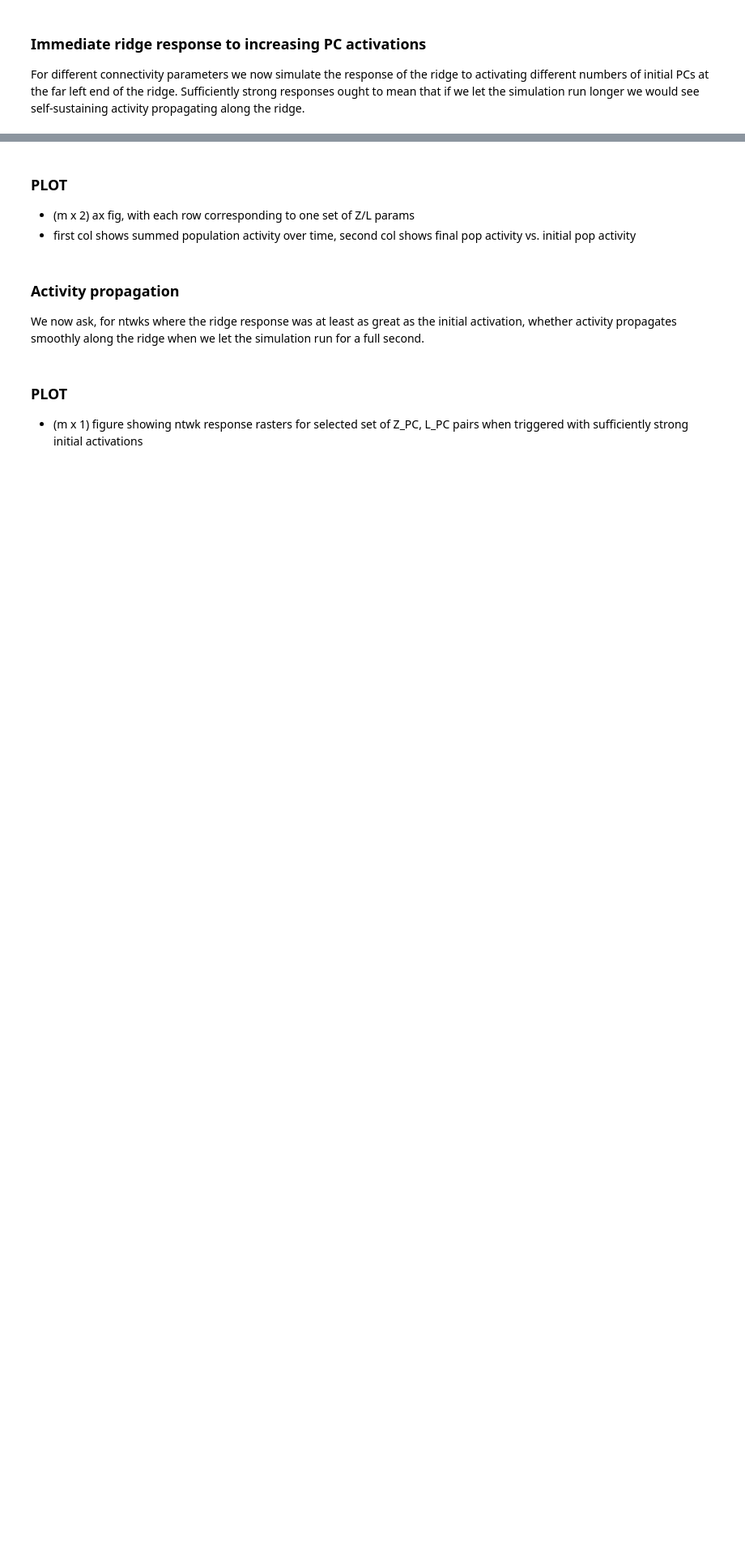
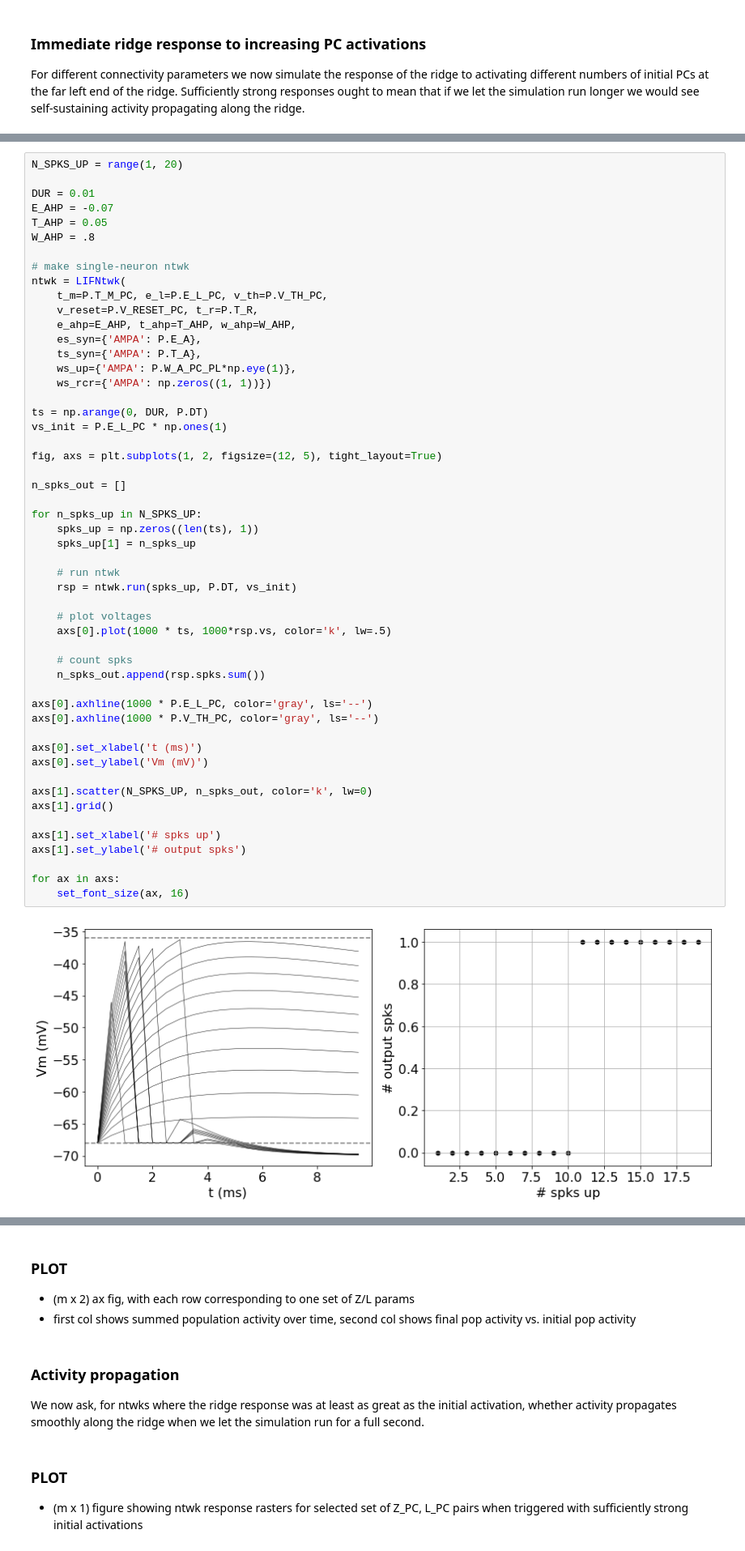
Before and after one commit to rkp8000/network_replay, a Jupyter notebook: 5_balance.ipynb, the cells around one changed output, grey strips where cells are left out. Shown at 81% size. Cells and saved outputs as stored; diff of their text form; blank space fills up the shorter version.

```diff
--- a/5_balance.ipynb
+++ b/5_balance.ipynb
@@ -261,0 +288,54 @@ For different connectivity parameters we now simulate the response of the ridge
+# %%
+N_SPKS_UP = range(1, 20)
+
+DUR = 0.01
+E_AHP = -0.07
+T_AHP = 0.05
+W_AHP = .8
+
+# make single-neuron ntwk
+ntwk = LIFNtwk(
+    t_m=P.T_M_PC, e_l=P.E_L_PC, v_th=P.V_TH_PC,
+    v_reset=P.V_RESET_PC, t_r=P.T_R,
+    e_ahp=E_AHP, t_ahp=T_AHP, w_ahp=W_AHP,
+    es_syn={'AMPA': P.E_A},
+    ts_syn={'AMPA': P.T_A},
+    ws_up={'AMPA': P.W_A_PC_PL*np.eye(1)},
+    ws_rcr={'AMPA': np.zeros((1, 1))})
+
+ts = np.arange(0, DUR, P.DT)
+vs_init = P.E_L_PC * np.ones(1)
+
+fig, axs = plt.subplots(1, 2, figsize=(12, 5), tight_layout=True)
+
+n_spks_out = []
+
+for n_spks_up in N_SPKS_UP:
+    spks_up = np.zeros((len(ts), 1))
+    spks_up[1] = n_spks_up
+
+    # run ntwk
+    rsp = ntwk.run(spks_up, P.DT, vs_init)
+
+    # plot voltages
+    axs[0].plot(1000 * ts, 1000*rsp.vs, color='k', lw=.5)
+
+    # count spks
+    n_spks_out.append(rsp.spks.sum())
+
+axs[0].axhline(1000 * P.E_L_PC, color='gray', ls='--')
+axs[0].axhline(1000 * P.V_TH_PC, color='gray', ls='--')
+
+axs[0].set_xlabel('t (ms)')
+axs[0].set_ylabel('Vm (mV)')
+
+axs[1].scatter(N_SPKS_UP, n_spks_out, color='k', lw=0)
+axs[1].grid()
+
+axs[1].set_xlabel('# spks up')
+axs[1].set_ylabel('# output spks')
+
+for ax in axs:
+    set_font_size(ax, 16)
+# %% [output]
+[figure, added]
```
Also changed, not shown: parts of 11 cells of this notebook.
